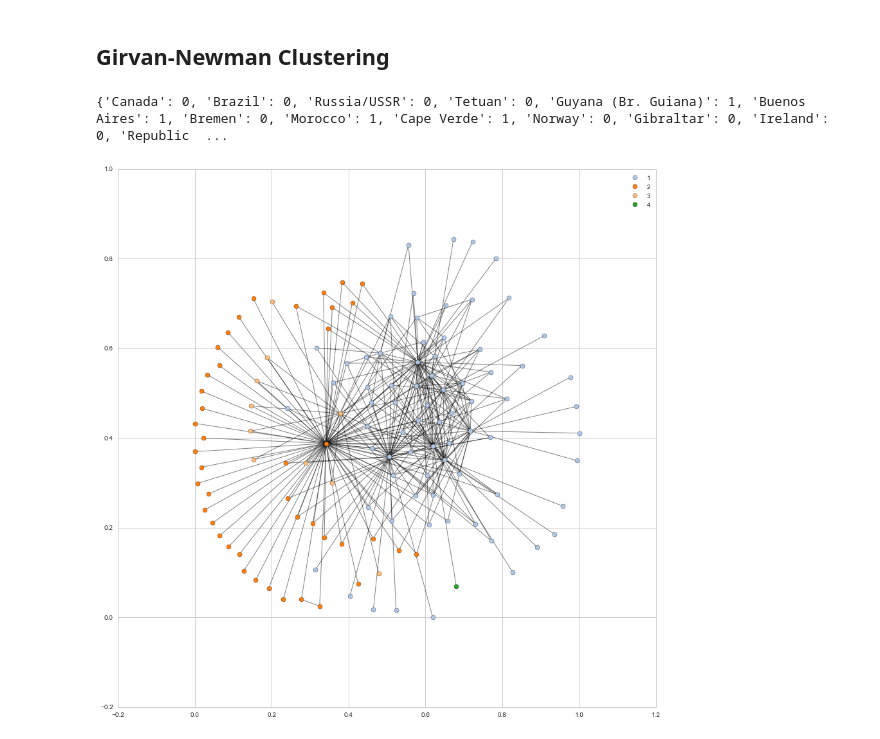
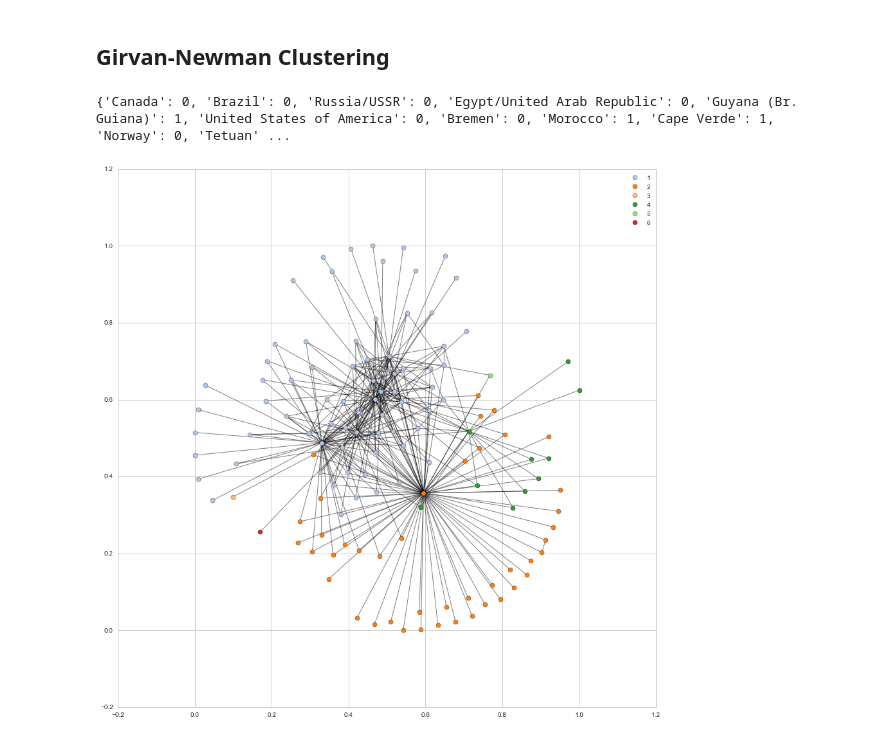
Before and after one commit to mydu/bilateral-vis, a Jupyter notebook: data-visualization.ipynb, the cells around one changed output. Cells and saved outputs as stored; diff of their text form; code cells hidden in the pictures.

```diff
--- a/data-visualization.ipynb
+++ b/data-visualization.ipynb
@@ -268,5 +267,6 @@ G = gra
 # %%
-k = 4
+G = gra
+k = 6
 comp = centrality.girvan_newman(G)
 
 limited = itertools.takewhile(lambda c: len(c) <= k, comp)
@@ -285,25 +285,28 @@ for communities in limited:
                     })
 print dict_predict
 # %% [output]
-{'Canada': 0, 'Brazil': 0, 'Russia/USSR': 0, 'Tetuan': 0, 'Guyana (Br. Guiana)': 1, 'Buenos Aires': 1, 'Bremen': 0, 'Morocco': 1, 'Cape Verde': 1, 'Norway': 0, 'Gibraltar': 0, 'Ireland': 0, 'Republic  ...
+{'Canada': 0, 'Brazil': 0, 'Russia/USSR': 0, 'Egypt/United Arab Republic': 0, 'Guyana (Br. Guiana)': 1, 'United States of America': 0, 'Bremen': 0, 'Morocco': 1, 'Cape Verde': 1, 'Norway': 0, 'Tetuan' ...
 # %%
 plt.figure(figsize = [15,15])
 count = 0
 pos = nx.fruchterman_reingold_layout(G)
+colors = ['#1f77b4','#aec7e8','#ff7f0e','#ffbb78','#2ca02c','#98df8a','#d62728'\
+          ,'#ff9896','#9467bd','#c5b0d5','#8c564b','#c49c94','#e377c2','#f7b6d2'\
+          '#7f7f7f','#c7c7c7','#bcbd22','#dbdb8d','#17becf','#9edae5']
 
 for com in set(dict_predict.values()) :
     count = count + 1
     list_nodes = [nodes for nodes in dict_predict.keys()
                                 if dict_predict[nodes] == com]
     nx.draw_networkx_nodes(G, pos, list_nodes, node_size = 50,
                                 node_color = colors[count],label = count)
 
 plt.legend()
 nx.draw_networkx_edges(G,pos, alpha=0.5)
 
 plt.show()
 # %% [output]
-[figure, old version]
+[figure, new version]
 # %%
 for node in json_graph["nodes"]:
     node["community"]=dict_predict[node["id"]]
```
Also changed, not shown: parts of 12 cells of this notebook, 2 other files.
